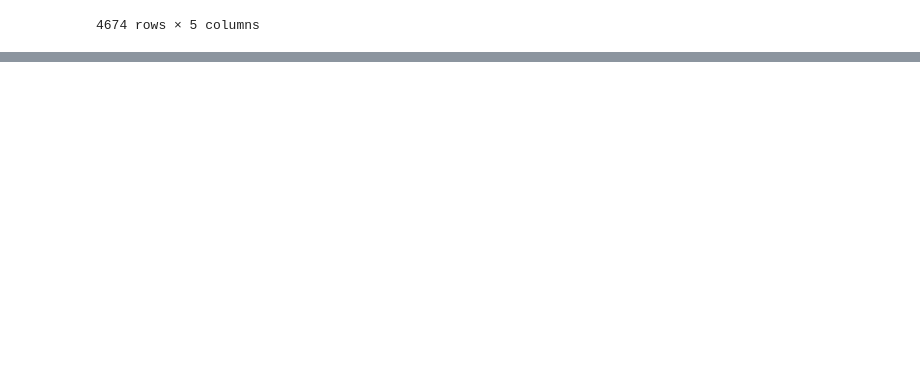
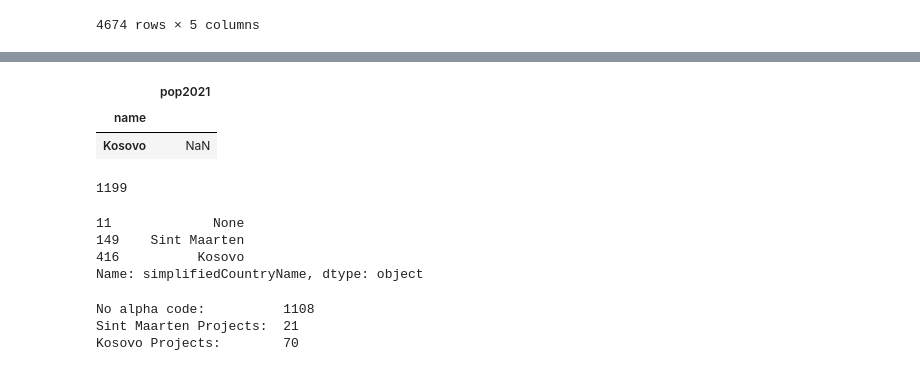
Before and after one commit to ababber19/SWUH, a Jupyter notebook: Phase_1_Graphs.ipynb, the cells around one changed output, grey strips where cells are left out. Saved outputs shown, nothing was run; the diff lists cells and outputs as text; code cells hidden in the pictures; blank space fills up the shorter version.

Commit message:
country pop vs proj

```diff
--- a/Phase_1_Graphs.ipynb
+++ b/Phase_1_Graphs.ipynb
@@ -174,0 +231,13 @@ projects.drop_duplicates("Country").sort_values("Country", ascending=True)
+# %%
+# Use below to find country name in pop df
+pop[["Kosovo" in s for s in pop.index]]
+
+### NOT FOUND:
+# Sint Maarten
+
+### NOTE:
+# Kosovo population listed as NaN in 2021
+# %% [output]
+|  | pop2021 |
+| name |  |
+| Kosovo | NaN |
@@ -174,0 +255,22 @@ projects.drop_duplicates("Country").sort_values("Country", ascending=True)
+# %%
+# Amount of projects with no population listed
+len(projects[projects["pop2021"].isna()])
+# %% [output]
+1199
+# %%
+# Shows where pop info is missing
+projects[projects["pop2021"].isna()]["simplifiedCountryName"].drop_duplicates()
+# %% [output]
+11             None
+149    Sint Maarten
+416          Kosovo
+Name: simplifiedCountryName, dtype: object
+# %%
+# Calculates which projects contain no pop info
+print("No alpha code:         ", len(projects[projects["simplifiedCountryName"]=="None"]))
+print("Sint Maarten Projects: ", len(projects[projects["simplifiedCountryName"]=="Sint Maarten"]))
+print("Kosovo Projects:       ", len(projects[projects["simplifiedCountryName"]=="Kosovo"]))
+# %% [output]
+No alpha code:          1108
+Sint Maarten Projects:  21
+Kosovo Projects:        70
```
Also changed, not shown: parts of 17 cells of this notebook.
